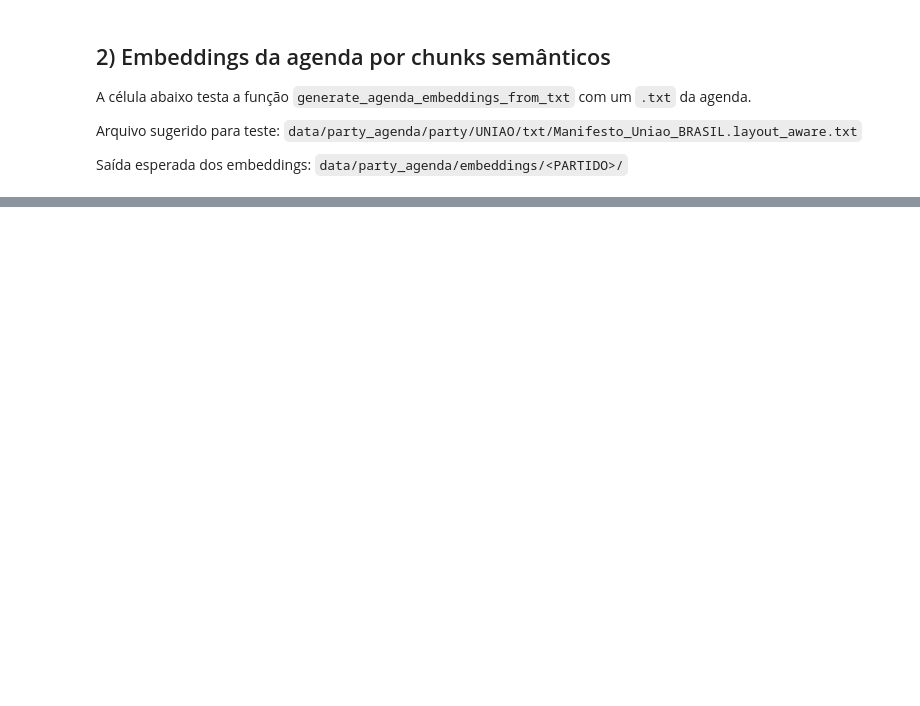
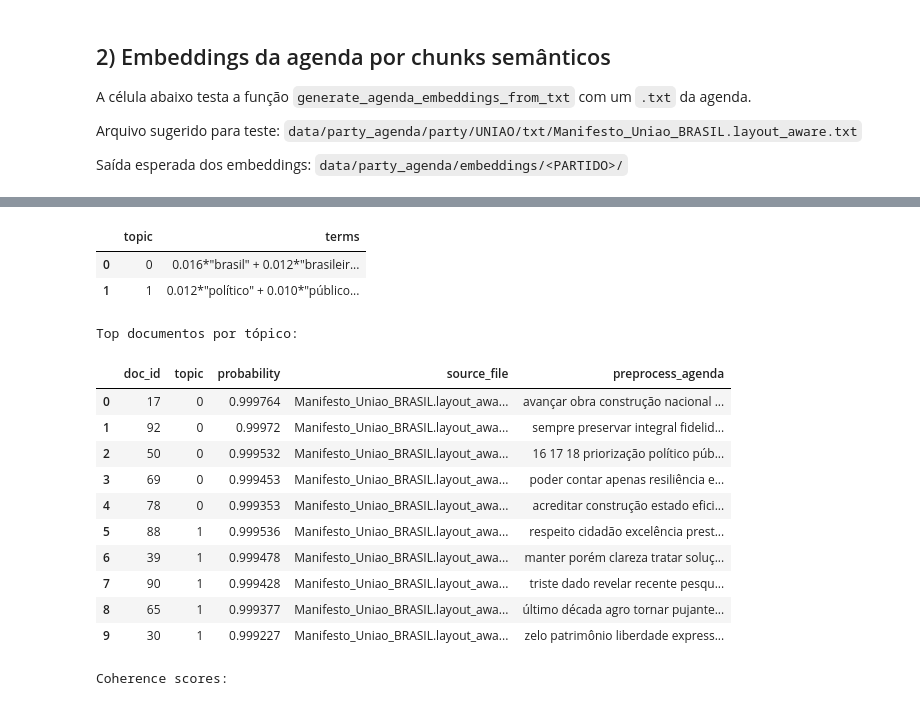
Before and after one commit to LuizBrandi/political-discourse-analysis, a Jupyter notebook: notebooks/agenda/agenda_extraction.ipynb, the cells around one changed output, grey strips where cells are left out. Saved outputs shown, nothing was run; the diff lists cells and outputs as text; code cells hidden in the pictures; blank space fills up the shorter version.

```diff
--- a/notebooks/agenda/agenda_extraction.ipynb
+++ b/notebooks/agenda/agenda_extraction.ipynb
@@ -167,10 +215,52 @@ Quando esse módulo for implementado, inclua aqui células análogas para:
 # %%
-# Verificação rápida do estado do módulo de tópicos
-topics_file = PROJECT_ROOT / "src" / "agenda" / "topics.py"
-content = topics_file.read_text(encoding="utf-8", errors="ignore").strip()
-print("Arquivo:", topics_file)
-print("Caracteres no arquivo topics.py:", len(content))
-if len(content) <= 10:
-    print("topics.py aparentemente ainda não implementado.")
-else:
-    print("topics.py possui conteúdo. Você pode adicionar testes nesta seção.")
+# Define o partido para modelagem de tópicos
+partido_topicos = elemento_teste if elemento_teste else "UNIAO"
+
+# Carrega os CSVs de tokens da agenda
+pasta_tokens_base = PROJECT_ROOT / "data" / "party_agenda" / "preprocessing" / "tokenization" / "tokens"
+agenda_df = load_party_tokens_dataframe(
+    pasta_tokens_base=pasta_tokens_base,
+    partido=partido_topicos,
+)
+
+# Caminho de saída dos tópicos
+topics_output_dir = PROJECT_ROOT / "data" / "party_agenda" / "topics" / partido_topicos
+
+# Remove artefatos antigos para sobrescrever completamente
+if topics_output_dir.exists():
+    for path in topics_output_dir.glob("*"):
+        if path.is_file():
+            path.unlink()
+
+# Executa modelagem de tópicos
+topics_result = topics_main(
+    dataframe=agenda_df,
+    partido=partido_topicos,
+    top_n=5,
+    topic_start=2,
+    topic_limit=8,
+    topic_step=1,
+    coherence_processes=1,
+    search_passes=10,
+    search_iterations=100,
+    final_passes=30,
+    final_iterations=300,
+    output_base_dir=PROJECT_ROOT / "data" / "party_agenda" / "topics",
+)
+
+print("Partido:", partido_topicos)
+print("Documentos usados:", len(agenda_df))
+print("Número de tópicos selecionado:", topics_result["selected_topic_num"])
+
+print("Saída:", topics_result["output_dir"])
+
+print("\nTop termos por tópico:")
+display(topics_result["topic_terms"])
+
+print("\nTop documentos por tópico:")
+display(topics_result["top_docs_per_topic_n"].head(10))
+
+if not topics_result["coherence_scores"].empty:
+    print("\nCoherence scores:")
+    display(topics_result["coherence_scores"])
+# %% [output]
@@ -176,0 +284,16 @@ else:
+|  | topic | terms |
+| 0 | 0 | 0.016*"brasil" + 0.012*"brasileir... |
+| 1 | 1 | 0.012*"político" + 0.010*"público... |
+Top documentos por tópico:
+|  | doc_id | topic | probability | source_file | preprocess_agenda |
+| 0 | 17 | 0 | 0.999764 | Manifesto_Uniao_BRASIL.layout_awa... | avançar obra construção nacional ... |
+| 1 | 92 | 0 | 0.99972 | Manifesto_Uniao_BRASIL.layout_awa... | sempre preservar integral fidelid... |
+| 2 | 50 | 0 | 0.999532 | Manifesto_Uniao_BRASIL.layout_awa... | 16 17 18 priorização político púb... |
+| 3 | 69 | 0 | 0.999453 | Manifesto_Uniao_BRASIL.layout_awa... | poder contar apenas resiliência e... |
+| 4 | 78 | 0 | 0.999353 | Manifesto_Uniao_BRASIL.layout_awa... | acreditar construção estado efici... |
+| 5 | 88 | 1 | 0.999536 | Manifesto_Uniao_BRASIL.layout_awa... | respeito cidadão excelência prest... |
+| 6 | 39 | 1 | 0.999478 | Manifesto_Uniao_BRASIL.layout_awa... | manter porém clareza tratar soluç... |
+| 7 | 90 | 1 | 0.999428 | Manifesto_Uniao_BRASIL.layout_awa... | triste dado revelar recente pesqu... |
+| 8 | 65 | 1 | 0.999377 | Manifesto_Uniao_BRASIL.layout_awa... | último década agro tornar pujante... |
+| 9 | 30 | 1 | 0.999227 | Manifesto_Uniao_BRASIL.layout_awa... | zelo patrimônio liberdade express... |
+Coherence scores:
```
Also changed, not shown: parts of 10 cells of this notebook, 16 other files.
